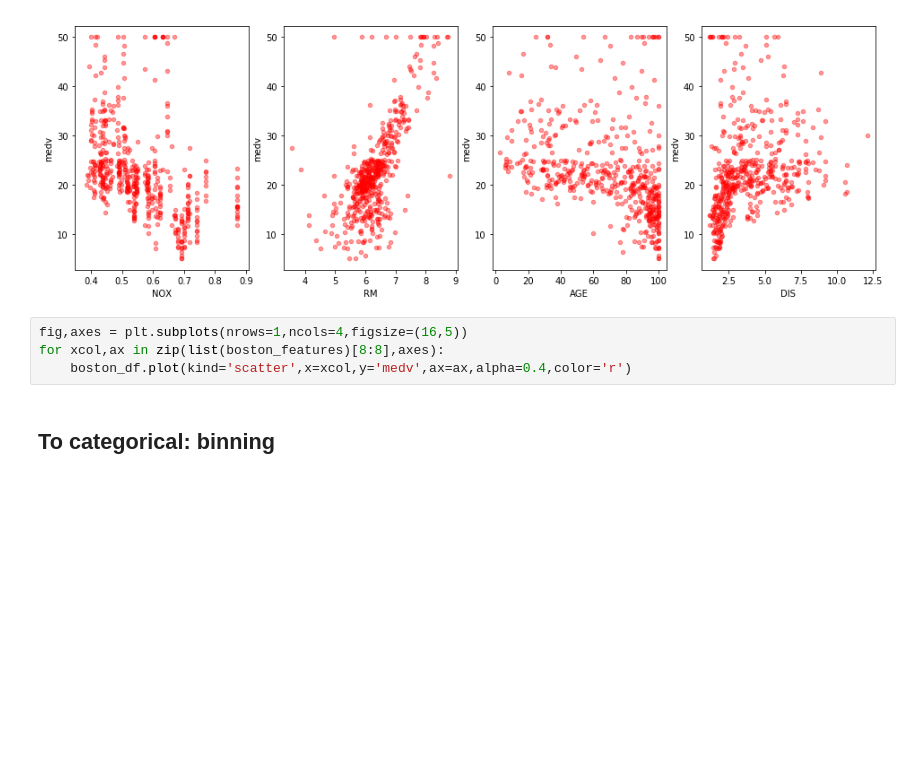
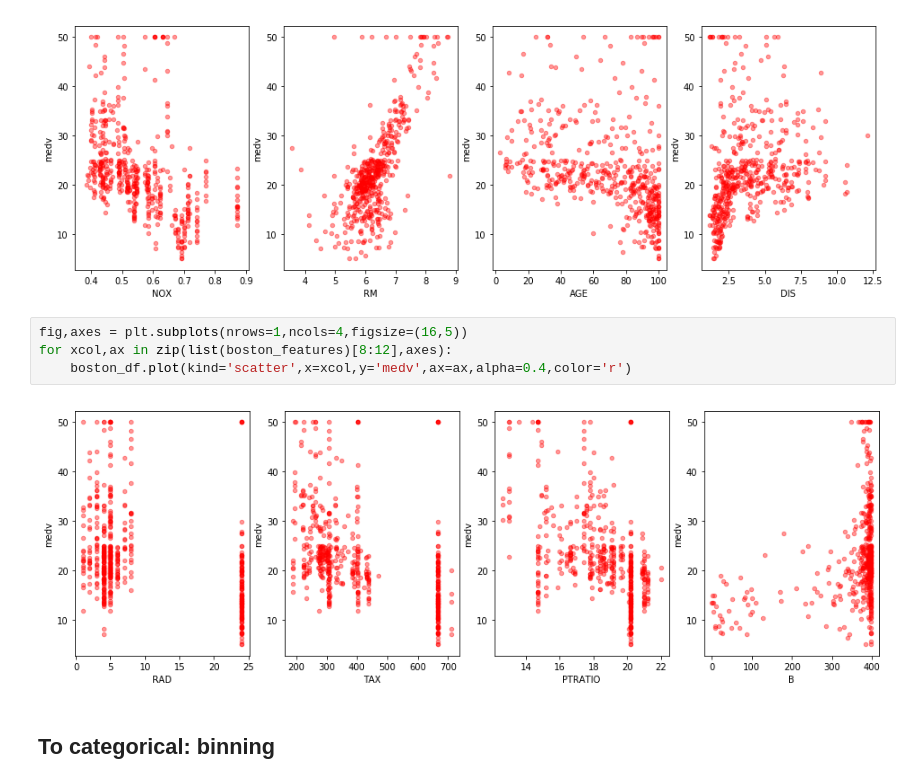
Before and after one commit to jmt0221/dsc-dealing-with-categorical-variables-lab-nyc-ds-082619, a Jupyter notebook: index.ipynb, the cells around one changed output. Drawn from its saved outputs; the diff is of its cells as text; blank space fills up the shorter version.

```diff
--- a/index.ipynb
+++ b/index.ipynb
@@ -160,8 +160,10 @@ for xcol,ax in zip(list(boston_features)[4:8],axes):
 [figure]
 # %%
 fig,axes = plt.subplots(nrows=1,ncols=4,figsize=(16,5))
-for xcol,ax in zip(list(boston_features)[8:8],axes):
+for xcol,ax in zip(list(boston_features)[8:12],axes):
     boston_df.plot(kind='scatter',x=xcol,y='medv',ax=ax,alpha=0.4,color='r')
+# %% [output]
+[figure, added]
 # %% [markdown]
 ## To categorical: binning
 # %% [markdown]
```
